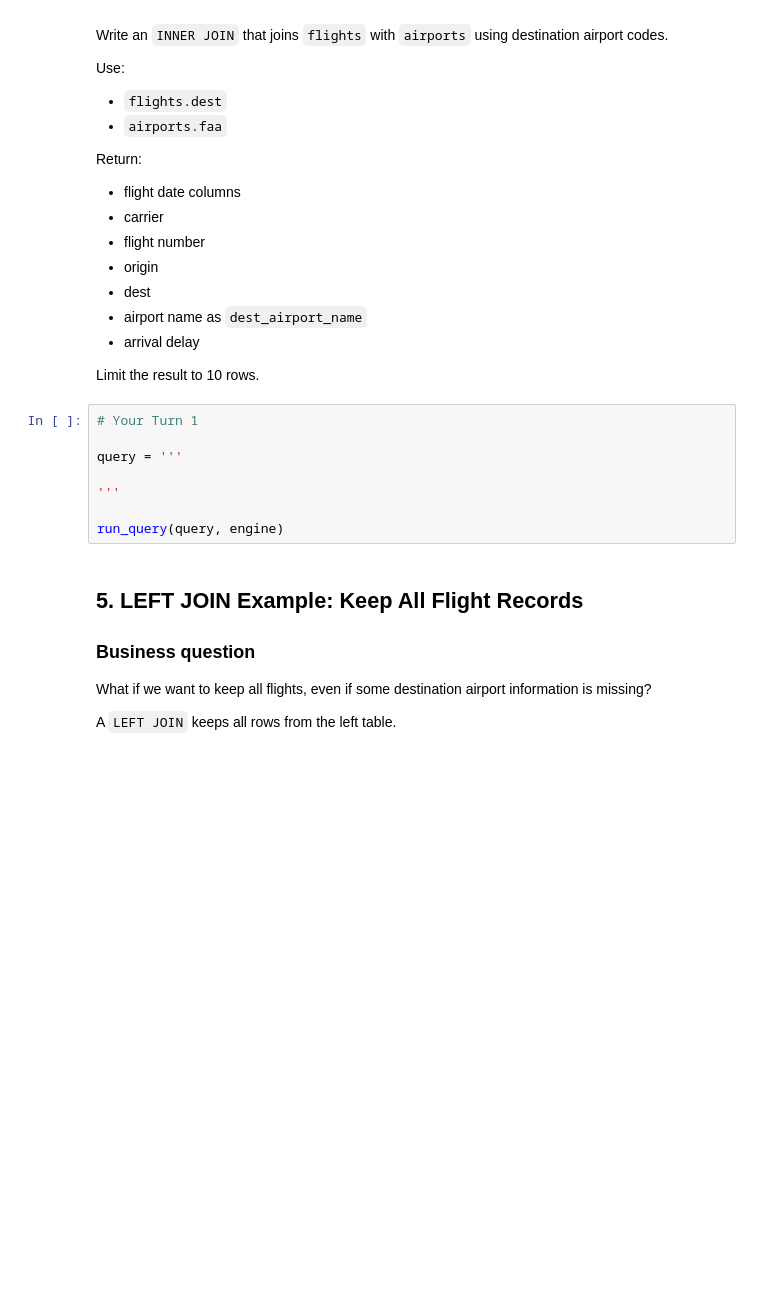
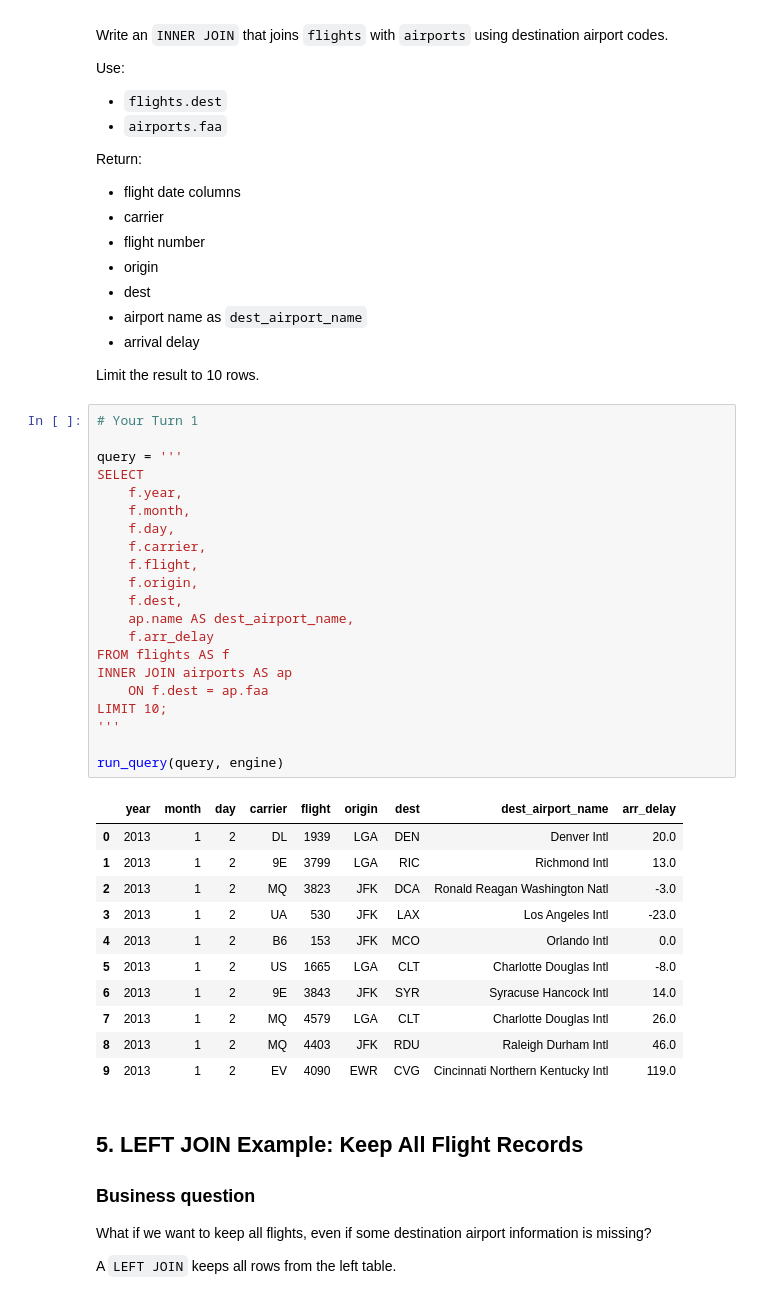
Before and after one commit to BenMLaw/ban6003-week-09-10-BenMLaw, a Jupyter notebook: notebooks/module10_sql_joins_abt_guided_lab.ipynb, the cells around one changed output. Cells and saved outputs as stored; diff of their text form; blank space fills up the shorter version.

```diff
--- a/notebooks/module10_sql_joins_abt_guided_lab.ipynb
+++ b/notebooks/module10_sql_joins_abt_guided_lab.ipynb
@@ -236,11 +257,36 @@ Limit the result to 10 rows.
 # %%
 # Your Turn 1
 
 query = '''
-
+SELECT
+    f.year,
+    f.month,
+    f.day,
+    f.carrier,
+    f.flight,
+    f.origin,
+    f.dest,
+    ap.name AS dest_airport_name,
+    f.arr_delay
+FROM flights AS f
+INNER JOIN airports AS ap
+    ON f.dest = ap.faa
+LIMIT 10;
 '''
 
 run_query(query, engine)
+# %% [output]
+|  | year | month | day | carrier | flight | origin | dest | dest_airport_name | arr_delay |
+| 0 | 2013 | 1 | 2 | DL | 1939 | LGA | DEN | Denver Intl | 20.0 |
+| 1 | 2013 | 1 | 2 | 9E | 3799 | LGA | RIC | Richmond Intl | 13.0 |
+| 2 | 2013 | 1 | 2 | MQ | 3823 | JFK | DCA | Ronald Reagan Washington Natl | -3.0 |
+| 3 | 2013 | 1 | 2 | UA | 530 | JFK | LAX | Los Angeles Intl | -23.0 |
+| 4 | 2013 | 1 | 2 | B6 | 153 | JFK | MCO | Orlando Intl | 0.0 |
+| 5 | 2013 | 1 | 2 | US | 1665 | LGA | CLT | Charlotte Douglas Intl | -8.0 |
+| 6 | 2013 | 1 | 2 | 9E | 3843 | JFK | SYR | Syracuse Hancock Intl | 14.0 |
+| 7 | 2013 | 1 | 2 | MQ | 4579 | LGA | CLT | Charlotte Douglas Intl | 26.0 |
+| 8 | 2013 | 1 | 2 | MQ | 4403 | JFK | RDU | Raleigh Durham Intl | 46.0 |
+| 9 | 2013 | 1 | 2 | EV | 4090 | EWR | CVG | Cincinnati Northern Kentucky Intl | 119.0 |
 # %% [markdown]
 ## 5. LEFT JOIN Example: Keep All Flight Records
 
```
Also changed, not shown: parts of 31 cells of this notebook, 2 other files.
